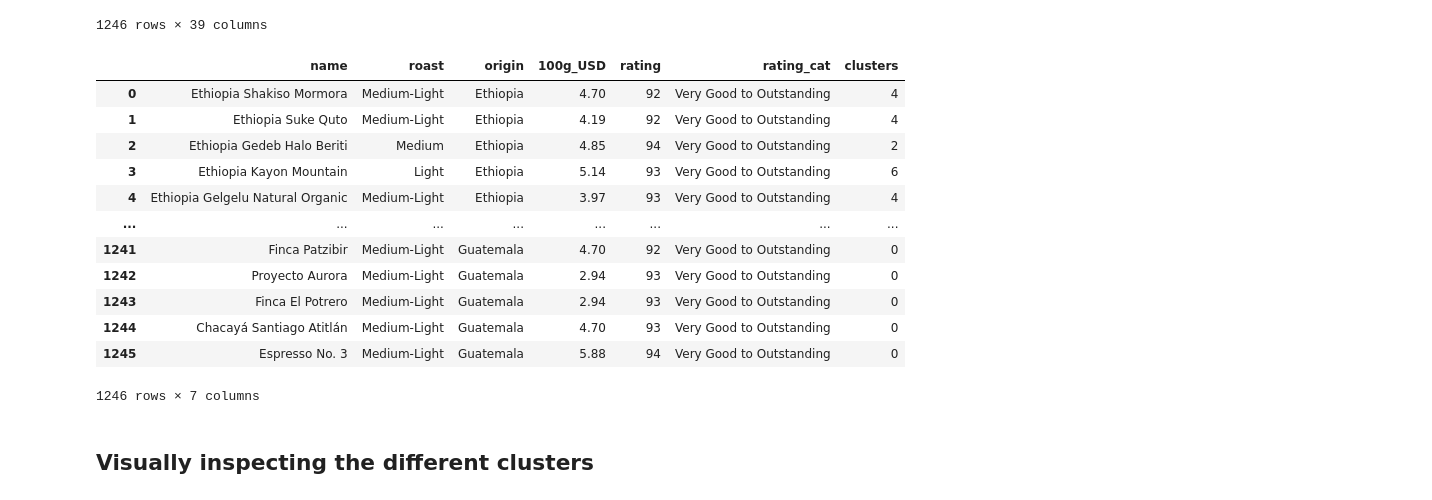
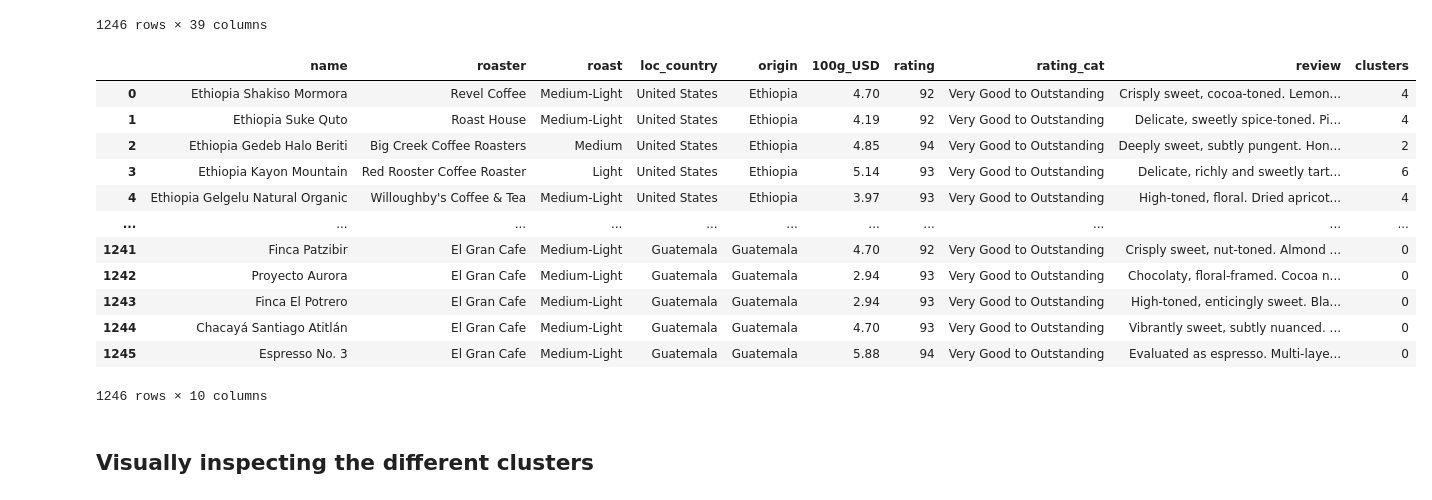
Before and after one commit to DGU94/Final_COFFEE_RECOMMANDER, a Jupyter notebook: 2_EDA/coffee_df_clustering&tagging.ipynb, the cells around one changed output. Saved outputs shown, nothing was run; the diff lists cells and outputs as text; code cells hidden in the pictures.

```diff
--- a/2_EDA/coffee_df_clustering.ipynb
+++ b/2_EDA/coffee_df_clustering&tagging.ipynb
@@ -282,23 +282,22 @@ coffee_features
 # %%
 # creating a new dataframe that includes all the original values that were used for the clustering, as well as a "cluster" column
 clustered_coffee_df = coffee_df
-clustered_coffee_df.drop(["roaster", "loc_country", "review"], inplace=True, axis=1)
 clustered_coffee_df["clusters"] = clusters
 clustered_coffee_df
 # %% [output]
-|  | name | roast | origin | 100g_USD | rating | rating_cat | clusters |
-| 0 | Ethiopia Shakiso Mormora | Medium-Light | Ethiopia | 4.70 | 92 | Very Good to Outstanding | 4 |
-| 1 | Ethiopia Suke Quto | Medium-Light | Ethiopia | 4.19 | 92 | Very Good to Outstanding | 4 |
-| 2 | Ethiopia Gedeb Halo Beriti | Medium | Ethiopia | 4.85 | 94 | Very Good to Outstanding | 2 |
-| 3 | Ethiopia Kayon Mountain | Light | Ethiopia | 5.14 | 93 | Very Good to Outstanding | 6 |
-| 4 | Ethiopia Gelgelu Natural Organic | Medium-Light | Ethiopia | 3.97 | 93 | Very Good to Outstanding | 4 |
-| ... | ... | ... | ... | ... | ... | ... | ... |
-| 1241 | Finca Patzibir | Medium-Light | Guatemala | 4.70 | 92 | Very Good to Outstanding | 0 |
-| 1242 | Proyecto Aurora | Medium-Light | Guatemala | 2.94 | 93 | Very Good to Outstanding | 0 |
-| 1243 | Finca El Potrero | Medium-Light | Guatemala | 2.94 | 93 | Very Good to Outstanding | 0 |
-| 1244 | Chacayá Santiago Atitlán | Medium-Light | Guatemala | 4.70 | 93 | Very Good to Outstanding | 0 |
-| 1245 | Espresso No. 3 | Medium-Light | Guatemala | 5.88 | 94 | Very Good to Outstanding | 0 |
+|  | name | roaster | roast | loc_country | origin | 100g_USD | rating | rating_cat | review | clusters |
+| 0 | Ethiopia Shakiso Mormora | Revel Coffee | Medium-Light | United States | Ethiopia | 4.70 | 92 | Very Good to Outstanding | Crisply sweet, cocoa-toned. Lemon... | 4 |
+| 1 | Ethiopia Suke Quto | Roast House | Medium-Light | United States | Ethiopia | 4.19 | 92 | Very Good to Outstanding | Delicate, sweetly spice-toned. Pi... | 4 |
+| 2 | Ethiopia Gedeb Halo Beriti | Big Creek Coffee Roasters | Medium | United States | Ethiopia | 4.85 | 94 | Very Good to Outstanding | Deeply sweet, subtly pungent. Hon... | 2 |
+| 3 | Ethiopia Kayon Mountain | Red Rooster Coffee Roaster | Light | United States | Ethiopia | 5.14 | 93 | Very Good to Outstanding | Delicate, richly and sweetly tart... | 6 |
+| 4 | Ethiopia Gelgelu Natural Organic | Willoughby's Coffee & Tea | Medium-Light | United States | Ethiopia | 3.97 | 93 | Very Good to Outstanding | High-toned, floral. Dried apricot... | 4 |
+| ... | ... | ... | ... | ... | ... | ... | ... | ... | ... | ... |
+| 1241 | Finca Patzibir | El Gran Cafe | Medium-Light | Guatemala | Guatemala | 4.70 | 92 | Very Good to Outstanding | Crisply sweet, nut-toned. Almond ... | 0 |
+| 1242 | Proyecto Aurora | El Gran Cafe | Medium-Light | Guatemala | Guatemala | 2.94 | 93 | Very Good to Outstanding | Chocolaty, floral-framed. Cocoa n... | 0 |
+| 1243 | Finca El Potrero | El Gran Cafe | Medium-Light | Guatemala | Guatemala | 2.94 | 93 | Very Good to Outstanding | High-toned, enticingly sweet. Bla... | 0 |
+| 1244 | Chacayá Santiago Atitlán | El Gran Cafe | Medium-Light | Guatemala | Guatemala | 4.70 | 93 | Very Good to Outstanding | Vibrantly sweet, subtly nuanced. ... | 0 |
+| 1245 | Espresso No. 3 | El Gran Cafe | Medium-Light | Guatemala | Guatemala | 5.88 | 94 | Very Good to Outstanding | Evaluated as espresso. Multi-laye... | 0 |
-1246 rows × 7 columns
+1246 rows × 10 columns
 # %%
 # save scaler with a pickle
 import pickle
```
Also changed, not shown: parts of 7 cells of this notebook, 4 other files.
